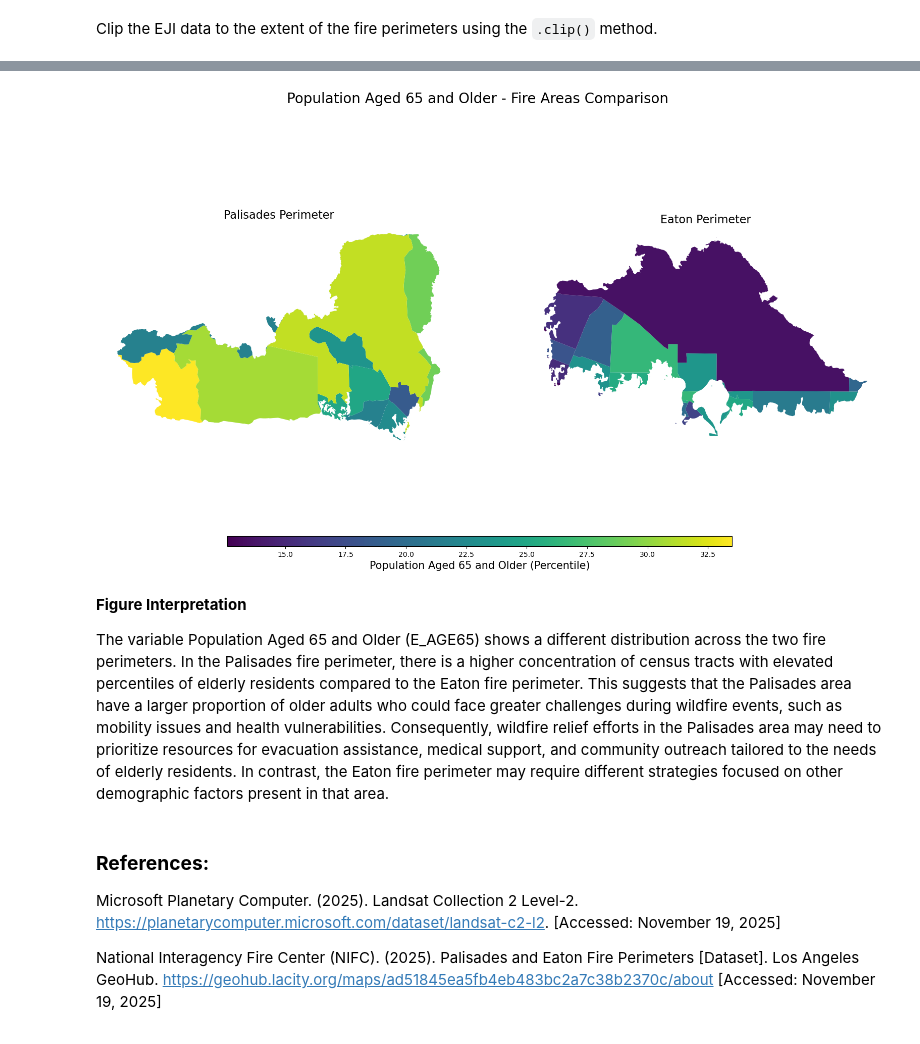
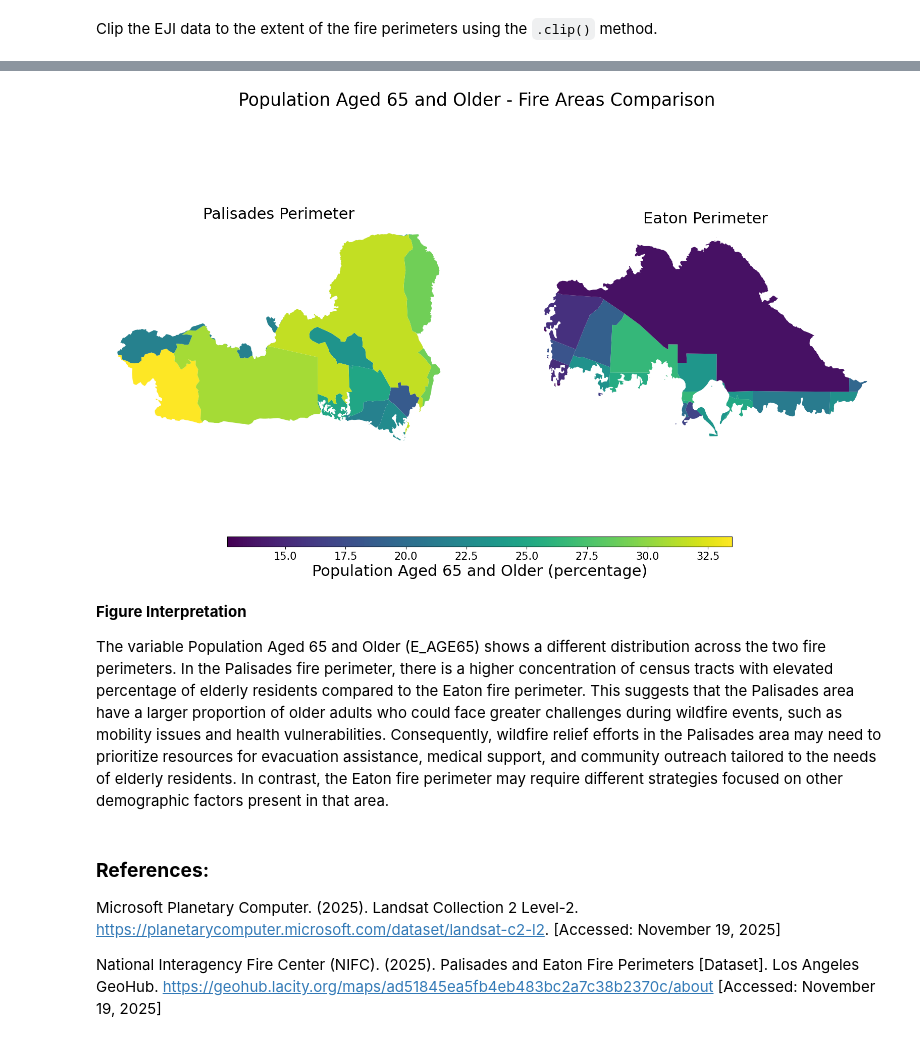
Before and after one commit to hylaea-miller/hylaea-miller.github.io, a Jupyter notebook: posts/220-blog-post/social-dimensions.ipynb, the cells around one changed output, grey strips where cells are left out. Drawn from its saved outputs; the diff is of its cells as text; code cells hidden in the pictures.

```diff
--- a/posts/220-blog-post/social-dimensions.ipynb
+++ b/posts/220-blog-post/social-dimensions.ipynb
@@ -53,7 +53,8 @@ import geopandas as gpd
 import contextily as ctx
 
 # Load Landsat data from NetCDF file
-landsat = xr.open_dataset("data/landsat8-2025-02-23-palisades-eaton.nc")
+fp = os.path.join("data", "landsat8-2025-02-23-palisades-eaton.nc")
+landsat = xr.open_dataset(fp)
 
 # Load Eaton perimeter shapefile
 fp = os.path.join('data', 'Eaton_Perimeter_20250121.shp')
@@ -190,42 +196,43 @@ eji_variable = 'E_AGE65'
 vmin = min(eji_pali[eji_variable].min(), eji_eaton[eji_variable].min())
 vmax = max(eji_pali[eji_variable].max(), eji_eaton[eji_variable].max())
 
 # Plot census tracts within Palisades perimeter
 eji_pali.plot(
     column= eji_variable,
     vmin=vmin, vmax=vmax,
     legend=False,
     ax=ax1,
 )
-ax1.set_title('Palisades Perimeter', fontsize=16)
+ax1.set_title('Palisades Perimeter', fontsize=22)
 ax1.axis('off')
 
 # Plot census tracts within Eaton perimeter
 eji_eaton.plot(
     column=eji_variable,
     vmin=vmin, vmax=vmax,
     legend=False,
     ax=ax2,
 )
-ax2.set_title('Eaton Perimeter', fontsize=16)
+ax2.set_title('Eaton Perimeter', fontsize=22)
 ax2.axis('off')
 
 # Add overall title
-fig.suptitle('Population Aged 65 and Older - Fire Areas Comparison ', fontsize=20)
+fig.suptitle('Population Aged 65 and Older - Fire Areas Comparison ', fontsize=25)
 
 # Add shared colorbar at the bottom
 sm = plt.cm.ScalarMappable( norm=plt.Normalize(vmin=vmin, vmax=vmax))
 cbar_ax = fig.add_axes([0.25, 0.08, 0.5, 0.02])  # [left, bottom, width, height]
 cbar = fig.colorbar(sm, cax=cbar_ax, orientation='horizontal')
-cbar.set_label('Population Aged 65 and Older (Percentile)', fontsize=15)
+cbar.set_label('Population Aged 65 and Older (percentage)', fontsize=22)
+cbar.ax.tick_params(labelsize=15)
 
 plt.show()
 # %% [output]
-[figure, old version]
+[figure, new version]
 # %% [markdown]
 **Figure Interpretation**
 
-The variable Population Aged 65 and Older (E_AGE65) shows a different distribution across the two fire perimeters. In the Palisades fire perimeter, there is a higher concentration of census tracts with elevated percentiles of elderly residents compared to the Eaton fire perimeter. This suggests that the Palisades area have a larger proportion of older adults who could face greater challenges during wildfire events, such as mobility issues and health vulnerabilities. Consequently, wildfire relief efforts in the Palisades area may need to prioritize resources for evacuation assistance, medical support, and community outreach tailored to the needs of elderly residents. In contrast, the Eaton fire perimeter may require different strategies focused on other demographic factors present in that area.
+The variable Population Aged 65 and Older (E_AGE65) shows a different distribution across the two fire perimeters. In the Palisades fire perimeter, there is a higher concentration of census tracts with elevated percentage of elderly residents compared to the Eaton fire perimeter. This suggests that the Palisades area have a larger proportion of older adults who could face greater challenges during wildfire events, such as mobility issues and health vulnerabilities. Consequently, wildfire relief efforts in the Palisades area may need to prioritize resources for evacuation assistance, medical support, and community outreach tailored to the needs of elderly residents. In contrast, the Eaton fire perimeter may require different strategies focused on other demographic factors present in that area.
 # %% [markdown]
 ### **References:**
 Microsoft Planetary Computer. (2025). Landsat Collection 2 Level-2. https://planetarycomputer.microsoft.com/dataset/landsat-c2-l2.
```
Also changed, not shown: parts of 5 cells of this notebook, 14 other files.
